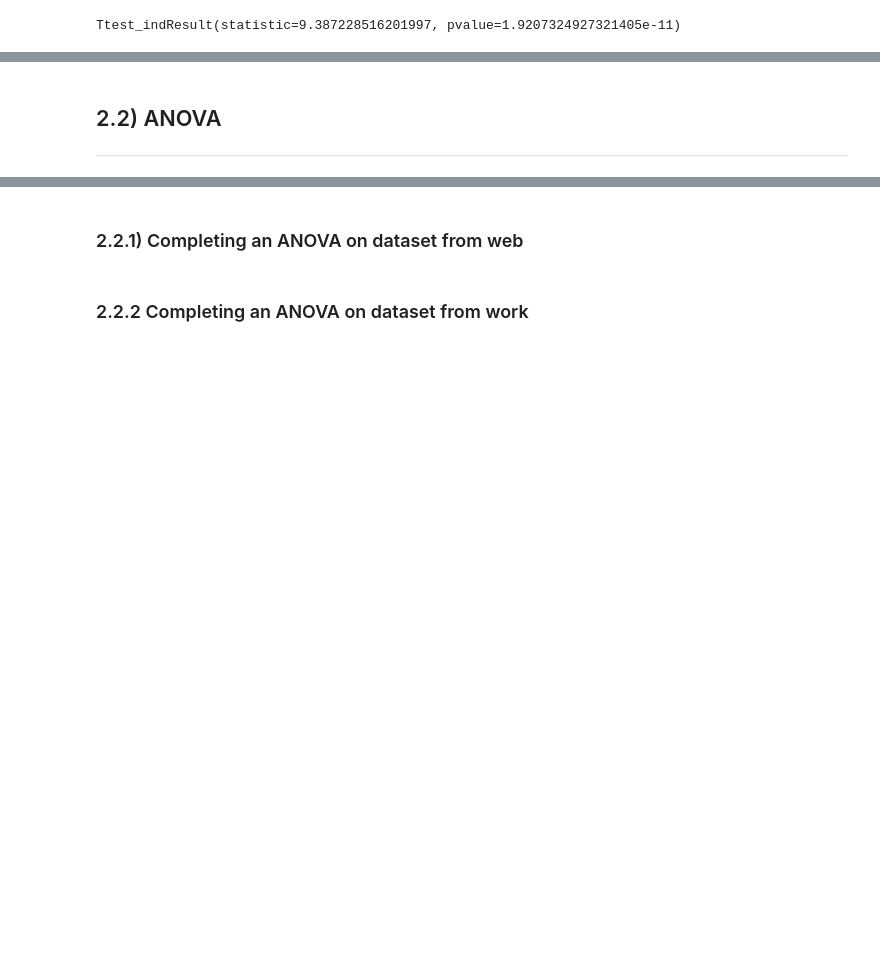
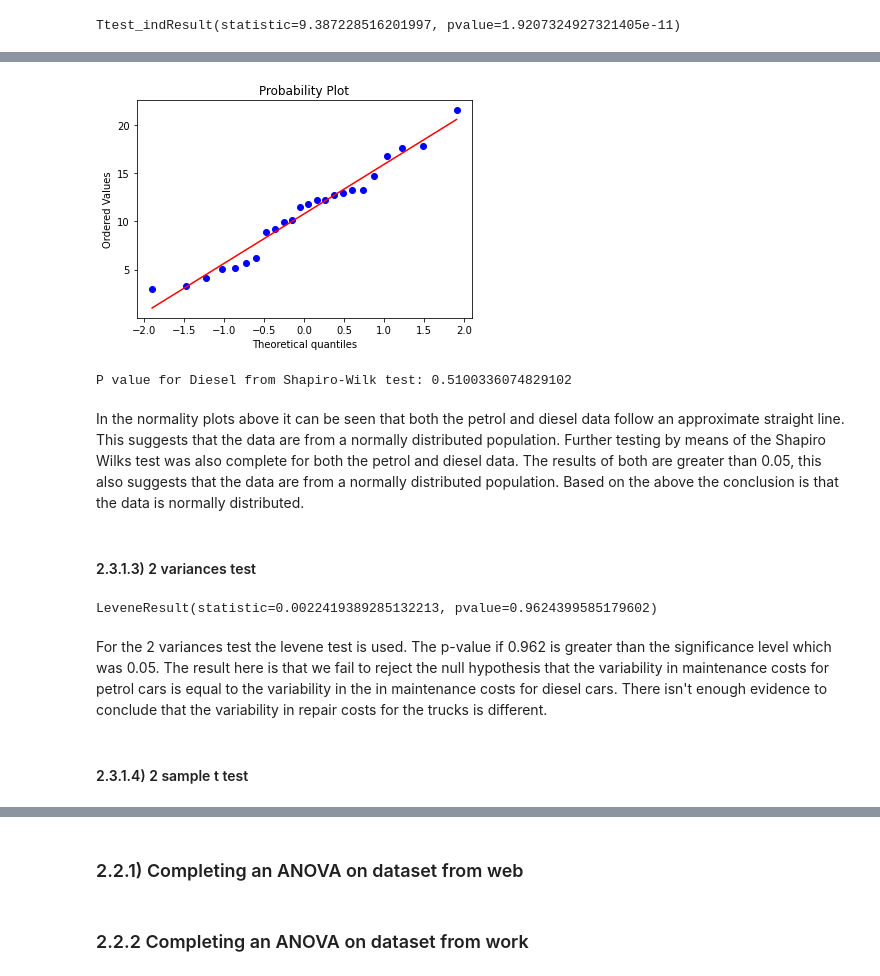
Before and after one commit to KeithQuinn/Machine-Learning-and-Statistics-Winter-21-22, a Jupyter notebook: scipy-stats.ipynb, the cells around one changed output, grey strips where cells are left out. Cells and saved outputs as stored; diff of their text form; code cells hidden in the pictures; blank space fills up the shorter version.

```diff
--- a/scipy-stats.ipynb
+++ b/scipy-stats.ipynb
@@ -163,3 +210,23 @@ Because the p-value of our test (1.92e-11) is less than alpha = 0.05, we reject
+# %%
+fig = plt.figure()
+ax2 = fig.add_subplot(111)
+stats.probplot(fuel_df['Diesel'], sparams=(), dist='norm', fit=True, plot=ax2, rvalue=False)
+plt.show()
+print('')
+print(f'P value for Diesel from Shapiro-Wilk test: {stats.shapiro(diesel).pvalue}')
+print('')
+# %% [output]
+[figure, added]
+P value for Diesel from Shapiro-Wilk test: 0.5100336074829102
+# %% [markdown]
+In the normality plots above it can be seen that both the petrol and diesel data follow an approximate straight line. This suggests that the data are from a normally distributed population. Further testing by means of the Shapiro Wilks test was also complete for both the petrol and diesel data. The results of both are greater than 0.05, this also suggests that the data are from a normally distributed population. Based on the above the conclusion is that the data is normally distributed.
 # %% [markdown]
-## 2.2) ANOVA
-***
+#### 2.3.1.3) 2 variances test
+# %%
+stats.levene(petrol, diesel, center='median')
+# %% [output]
+LeveneResult(statistic=0.0022419389285132213, pvalue=0.9624399585179602)
+# %% [markdown]
+For the 2 variances test the levene test is used. The p-value if 0.962 is greater than the significance level which was 0.05. The result here is that we fail to reject the null hypothesis that the variability in maintenance costs for petrol cars is equal to the variability in the in maintenance costs for diesel cars. There isn't enough evidence to conclude that the variability in repair costs for the trucks is different.
+# %% [markdown]
+#### 2.3.1.4) 2 sample t test
```
Also changed, not shown: parts of 34 cells of this notebook, 4 other files.
